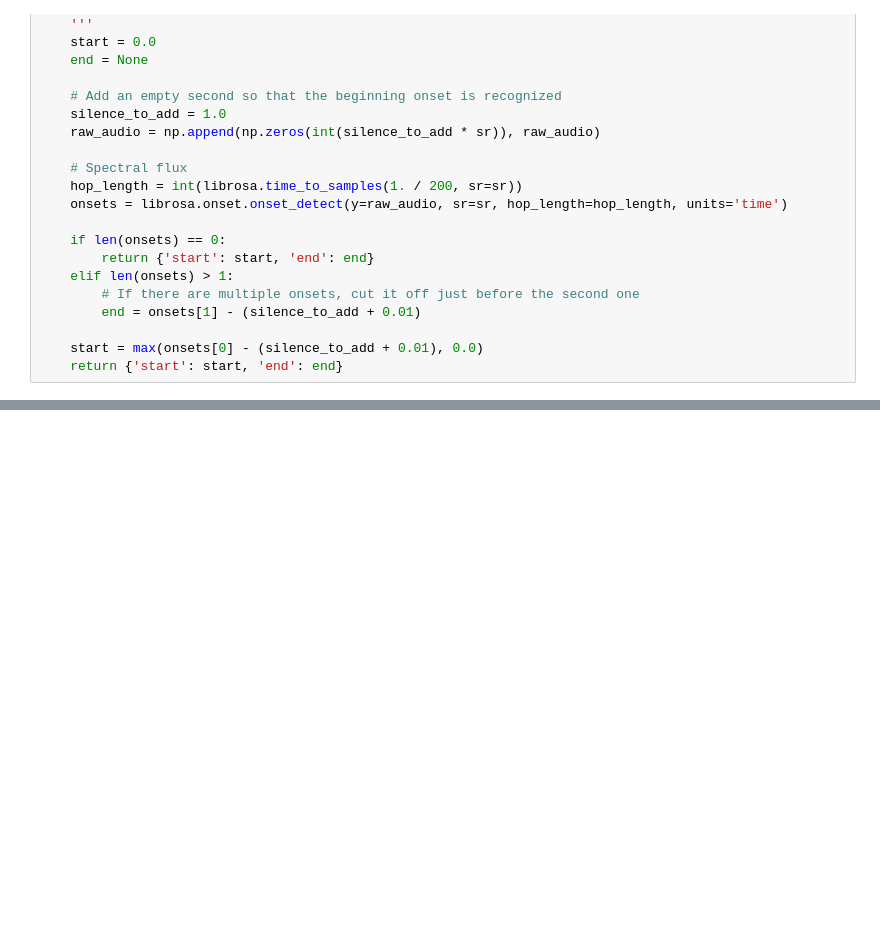
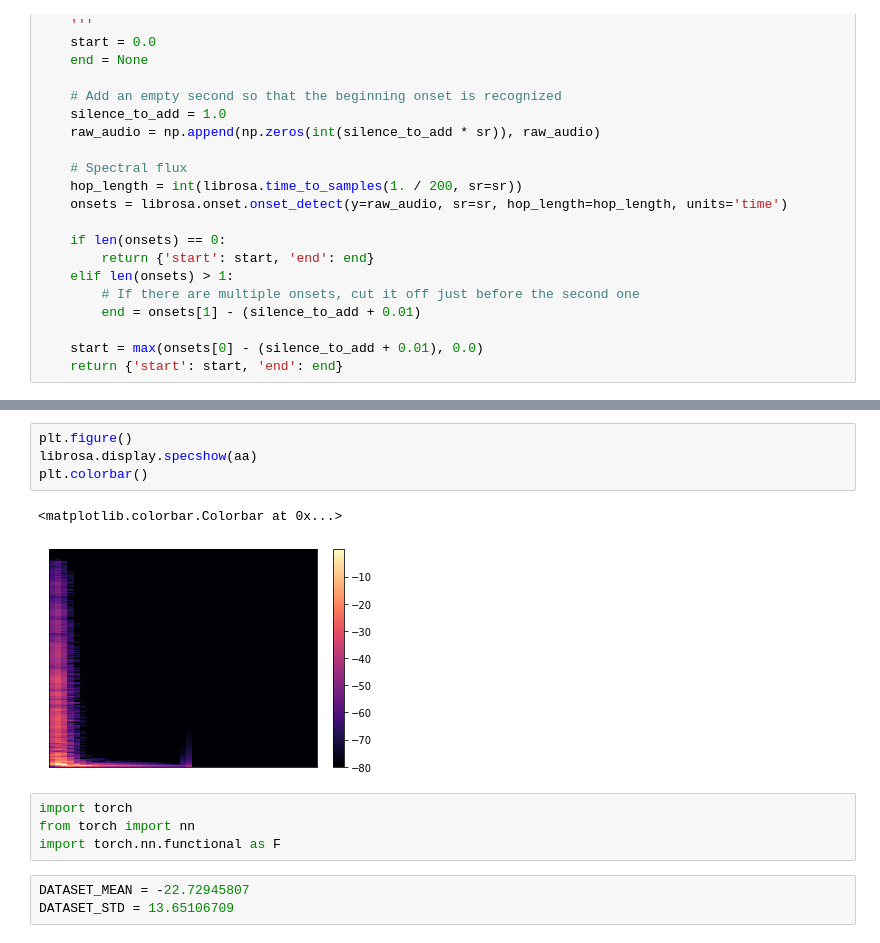
Before and after one commit to cid2rrrr/Drum_Classficiation, a Jupyter notebook: imsi.ipynb, the cells around one changed output, grey strips where cells are left out. Cells and saved outputs as stored; diff of their text form; blank space fills up the shorter version.

```diff
--- a/imsi.ipynb
+++ b/imsi.ipynb
@@ -70,0 +144,14 @@ def _extract_cnn_input(raw_audio):
+# %%
+plt.figure()
+librosa.display.specshow(aa)
+plt.colorbar()
+# %% [output]
+<matplotlib.colorbar.Colorbar at 0x...>
+[figure, added]
+# %%
+import torch
+from torch import nn
+import torch.nn.functional as F
+# %%
+DATASET_MEAN = -22.72945807
+DATASET_STD = 13.65106709
```
Also changed, not shown: parts of 21 cells of this notebook, 1 other file.
